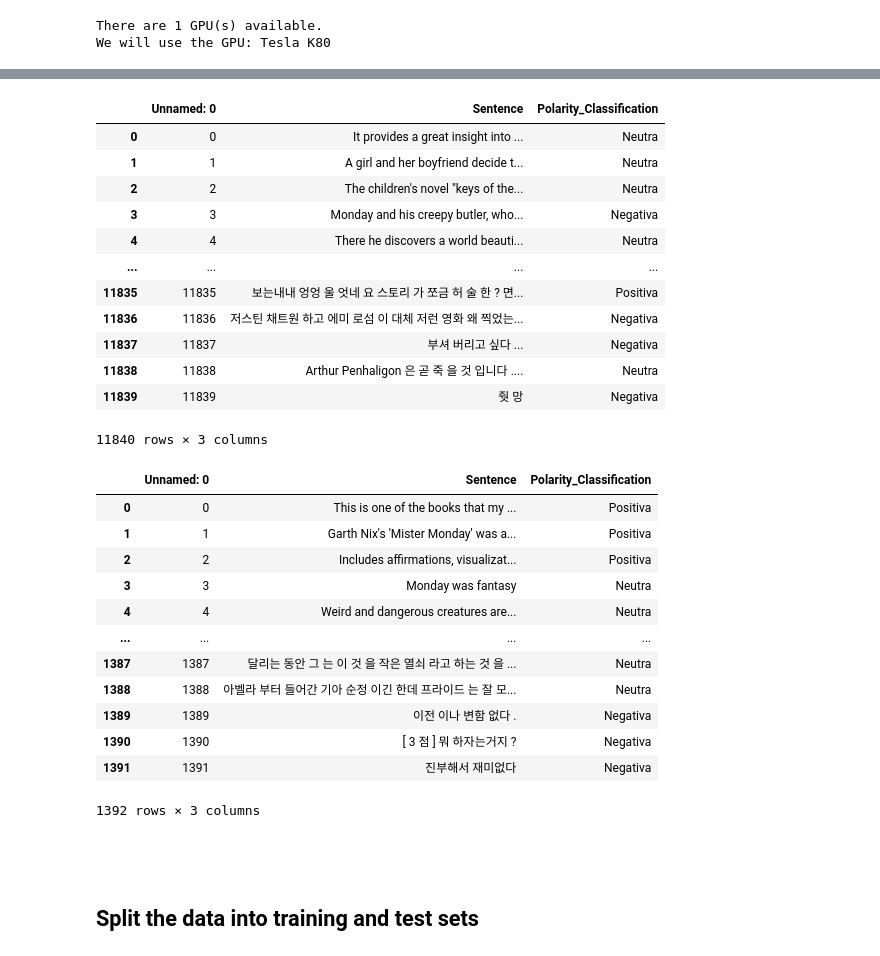
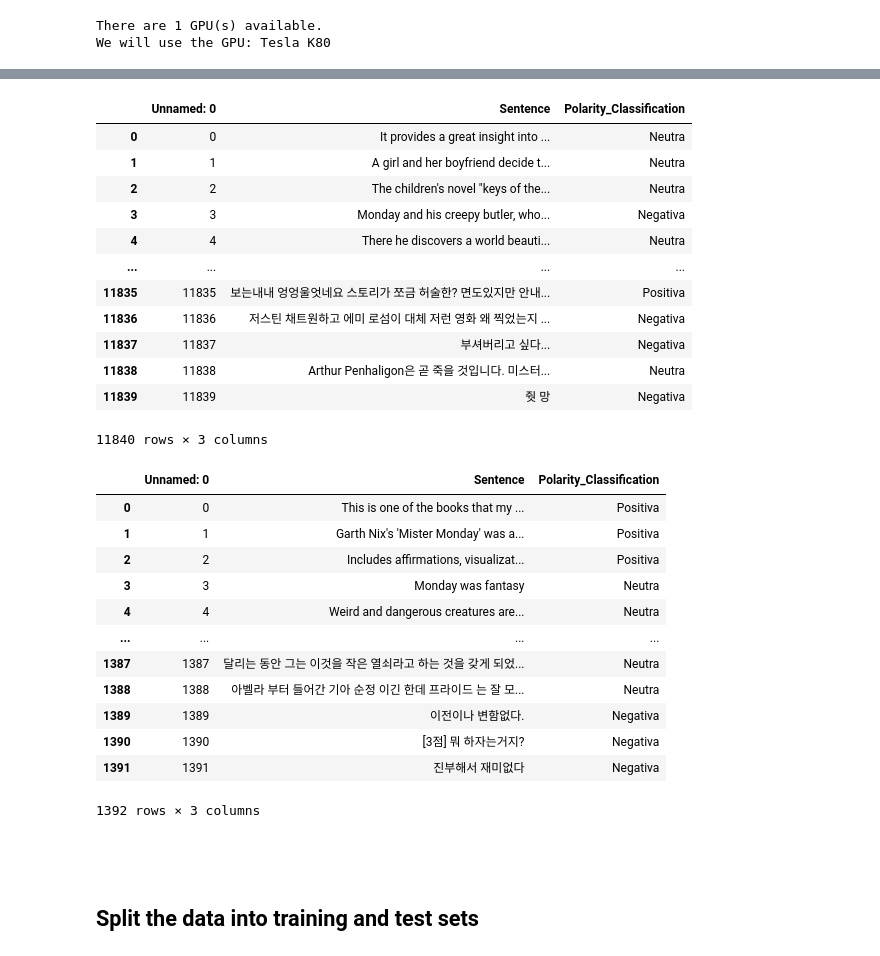
Before and after one commit to alefox1997/DataScience-Master-Thesis, a Jupyter notebook: Codice/Codice_Polarity_final/FT_Polarity_xlmr_fin.ipynb, the cells around one changed output, grey strips where cells are left out. Drawn from its saved outputs; the diff is of its cells as text; code cells hidden in the pictures.

```diff
--- a/Codice/Codice_Polarity_final/FT_Polarity_xlmr_fin.ipynb
+++ b/Codice/Codice_Polarity_final/FT_Polarity_xlmr_fin.ipynb
@@ -119,26 +67,24 @@ def pretok_ko(subset, indice):
 # %%
-train=pd.read_csv("train_def_pol.csv")
-#train=pd.read_csv("C:\\Users\\Fossati\\Desktop\\Tesi\\Dati\\Dati_FineTuningBERT\\Train_Test_emotion\\Strategy_2\\train26_emo.csv")
-train=pretok_ko(train,5947)
+#train=pd.read_csv("train_def_pol.csv")
+train=pd.read_csv("C:\\Users\\Fossati\\Desktop\\Tesi\\Dati\\Dati_FineTuningBERT\\Train_Test_polarity\\def_Data\\train_def_pol.csv")
 train
 # %% [output]
 |  | Unnamed: 0 | Sentence | Polarity_Classification |
 | 0 | 0 | It provides a great insight into ... | Neutra |
 | 1 | 1 | A girl and her boyfriend decide t... | Neutra |
 | 2 | 2 | The children's novel "keys of the... | Neutra |
 | 3 | 3 | Monday and his creepy butler, who... | Negativa |
 | 4 | 4 | There he discovers a world beauti... | Neutra |
 | ... | ... | ... | ... |
-| 11835 | 11835 | 보는내내 엉엉 울 엇네 요 스토리 가 쪼금 허 술 한 ? 면... | Positiva |
-| 11836 | 11836 | 저스틴 채트원 하고 에미 로섬 이 대체 저런 영화 왜 찍었는... | Negativa |
-| 11837 | 11837 | 부셔 버리고 싶다 ... | Negativa |
-| 11838 | 11838 | Arthur Penhaligon 은 곧 죽 을 것 입니다 .... | Neutra |
+| 11835 | 11835 | 보는내내 엉엉울엇네요 스토리가 쪼금 허술한? 면도있지만 안내... | Positiva |
+| 11836 | 11836 | 저스틴 채트원하고 에미 로섬이 대체 저런 영화 왜 찍었는지 ... | Negativa |
+| 11837 | 11837 | 부셔버리고 싶다... | Negativa |
+| 11838 | 11838 | Arthur Penhaligon은 곧 죽을 것입니다. 미스터... | Neutra |
 | 11839 | 11839 | 줫 망 | Negativa |
 11840 rows × 3 columns
 # %%
-#test=pd.read_csv("C:\\Users\\Fossati\\Desktop\\Tesi\\Dati\\Dati_FineTuningBERT\\Train_Test_emotion\\Strategy_2\\test2_red.csv")
-test=pd.read_csv("test_def_pol.csv")
-test=pretok_ko(test, 699)
+
+test=pd.read_csv("C:\\Users\\Fossati\\Desktop\\Tesi\\Dati\\Dati_FineTuningBERT\\Train_Test_polarity\\def_Data\\test_def_pol.csv")
 test
 # %% [output]
 |  | Unnamed: 0 | Sentence | Polarity_Classification |
@@ -148,10 +94,10 @@ test
 | 3 | 3 | Monday was fantasy | Neutra |
 | 4 | 4 | Weird and dangerous creatures are... | Neutra |
 | ... | ... | ... | ... |
-| 1387 | 1387 | 달리는 동안 그 는 이 것 을 작은 열쇠 라고 하는 것 을 ... | Neutra |
+| 1387 | 1387 | 달리는 동안 그는 이것을 작은 열쇠라고 하는 것을 갖게 되었... | Neutra |
 | 1388 | 1388 | 아벨라 부터 들어간 기아 순정 이긴 한데 프라이드 는 잘 모... | Neutra |
-| 1389 | 1389 | 이전 이나 변함 없다 . | Negativa |
-| 1390 | 1390 | [ 3 점 ] 뭐 하자는거지 ? | Negativa |
+| 1389 | 1389 | 이전이나 변함없다. | Negativa |
+| 1390 | 1390 | [3점] 뭐 하자는거지? | Negativa |
 | 1391 | 1391 | 진부해서 재미없다 | Negativa |
 1392 rows × 3 columns
 # %%
```
Also changed, not shown: parts of 17 cells of this notebook.
